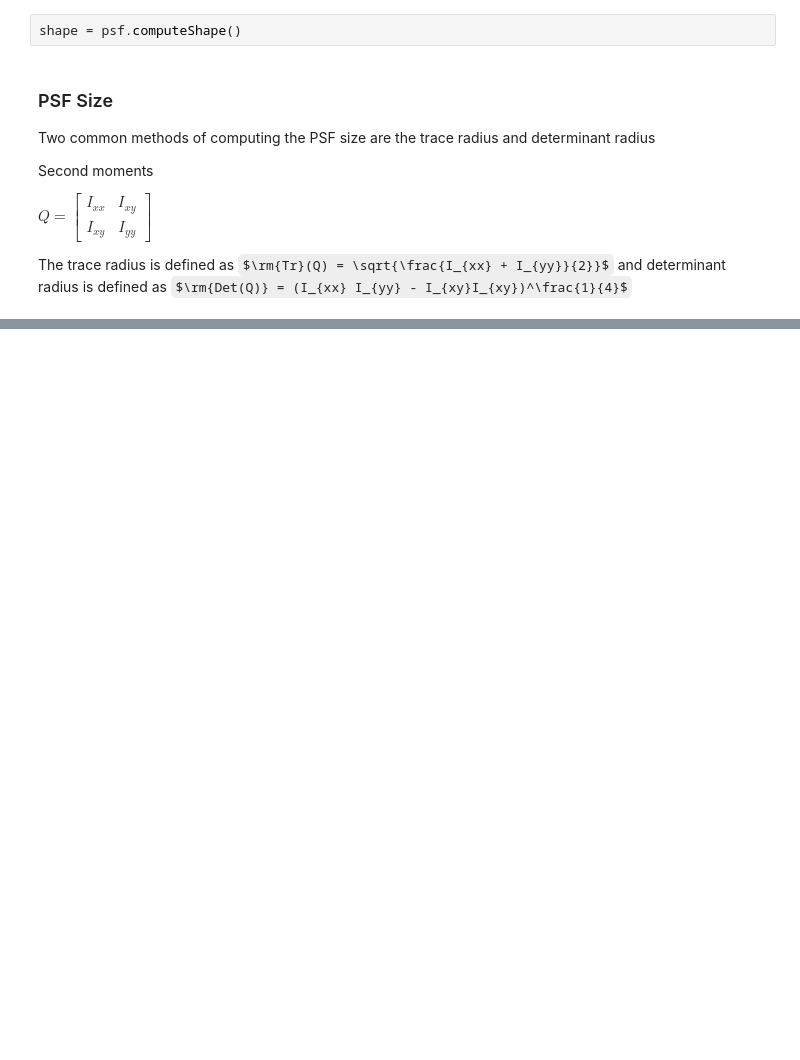
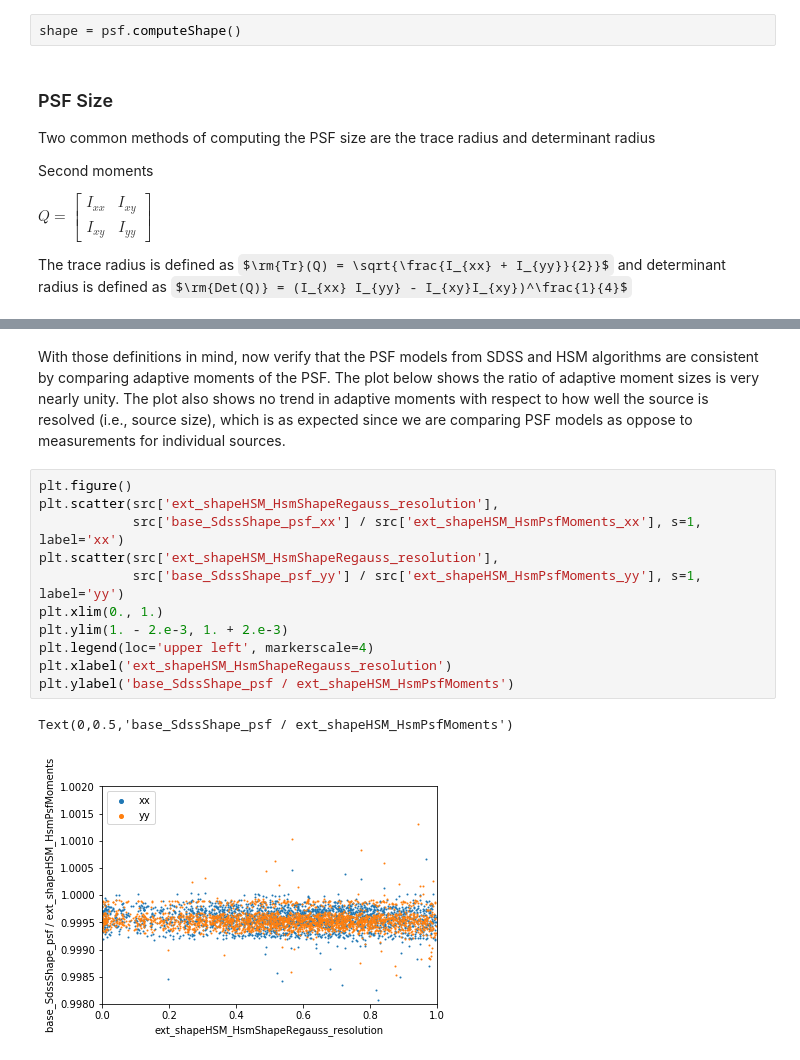
Before and after one commit to lsst-sitcom/notebooks, a Jupyter notebook: image_quality_demo.ipynb, the cells around one changed output, grey strips where cells are left out. Drawn from its saved outputs; the diff is of its cells as text; some formulas as TeX source; blank space fills up the shorter version.

Commit message:
Add column definitions with some verification plots

```diff
--- a/image_quality_demo.ipynb
+++ b/image_quality_demo.ipynb
@@ -153,0 +263,16 @@ plt.ylabel('y')
+# %% [markdown]
+With those definitions in mind, now verify that the PSF models from SDSS and HSM algorithms are consistent by comparing adaptive moments of the PSF. The plot below shows the ratio of adaptive moment sizes is very nearly unity. The plot also shows no trend in adaptive moments with respect to how well the source is resolved (i.e., source size), which is as expected since we are comparing PSF models as oppose to measurements for individual sources.
+# %%
+plt.figure()
+plt.scatter(src['ext_shapeHSM_HsmShapeRegauss_resolution'],
+            src['base_SdssShape_psf_xx'] / src['ext_shapeHSM_HsmPsfMoments_xx'], s=1, label='xx')
+plt.scatter(src['ext_shapeHSM_HsmShapeRegauss_resolution'],
+            src['base_SdssShape_psf_yy'] / src['ext_shapeHSM_HsmPsfMoments_yy'], s=1, label='yy')
+plt.xlim(0., 1.)
+plt.ylim(1. - 2.e-3, 1. + 2.e-3)
+plt.legend(loc='upper left', markerscale=4)
+plt.xlabel('ext_shapeHSM_HsmShapeRegauss_resolution')
+plt.ylabel('base_SdssShape_psf / ext_shapeHSM_HsmPsfMoments')
+# %% [output]
+Text(0,0.5,'base_SdssShape_psf / ext_shapeHSM_HsmPsfMoments')
+[figure, added]
```
Also changed, not shown: parts of 26 cells of this notebook.
